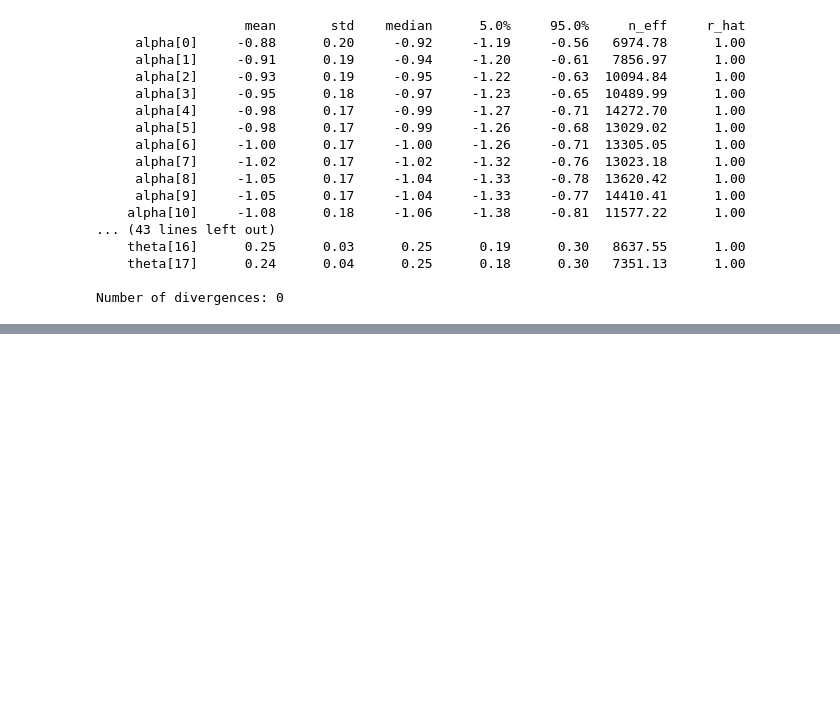
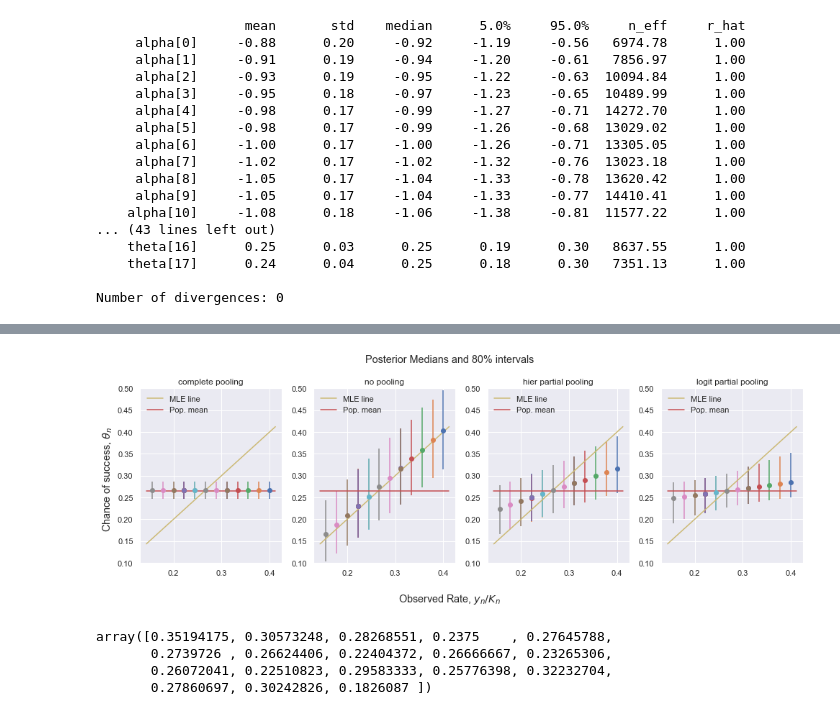
Before and after one commit to yongduek/lectures, a Jupyter notebook: esda/myworks/bball_1970.ipynb, the cells around one changed output, grey strips where cells are left out. Saved outputs shown, nothing was run; the diff lists cells and outputs as text; code cells hidden in the pictures; blank space fills up the shorter version.

```diff
--- a/esda/myworks/bball_1970.ipynb
+++ b/esda/myworks/bball_1970.ipynb
@@ -593,0 +625,46 @@ Number of divergences: 0
+# %%
+model_fits = [mcmcfit_cp, mcmcfit_np, mcmcfit_hier, mcmcfit_logit_nc]
+model_names = ['complete pooling', 'no pooling', 'hier partial pooling', 'logit partial pooling']
+# %%
+def plot_median_interval(ax, fit, model_name, obs_rate, ylim=None, season_rate=None):
+    #print(obs_rate)
+    s = fit.get_samples()
+    if season_rate is not None:
+        rate = zip(obs_rate, season_rate)
+    else:
+        rate = obs_rate
+    #
+    for i, obsr in enumerate(rate):
+        si = s['theta'][:,i] if len(s['theta'].shape) > 1 else s['theta']
+        si = si.sort()
+        median = jnp.quantile(si, q=.5)
+        q1, q2 = jnp.quantile(si, q=.1), jnp.quantile(si, q=.9)
+        if season_rate is not None:
+            obsr, seasr = obsr  #
+            ax.scatter(x=obsr, y=seasr, marker='x', color='k')
+        ax.errorbar(x=obsr, y=median, yerr=[[median-q1], [q2-median]], fmt='o-')
+    xlim = ax.get_xlim() # y=x line
+    ax.plot(xlim, xlim, '-', label='MLE line')
+    pop_mean = obs_rate.mean()
+    ax.plot(xlim, [pop_mean, pop_mean], 'r-', label='Pop. mean')
+    if ylim is not None: ax.set(ylim=ylim)
+    ax.legend(loc='upper left')
+    ax.set(title=model_name)
+# %%
+fig, axes = plt.subplots(1, 4, figsize=(14,5))
+for ax, fit, m_name in zip(axes, model_fits, model_names):
+    plot_median_interval(ax, fit, m_name, hits/at_bats, ylim=[.1, .5])
+fig.suptitle('Posterior Medians and 80% intervals');
+fig.supxlabel('Observed Rate, $y_n / K_n$')
+fig.supylabel('Chance of success, $\\theta_n$');
+fig.tight_layout()
+# %% [output]
+[figure, added]
+# %%
+# data during the season, not used in the inference
+season_hits / season_at_bats
+# %% [output]
+array([0.35194175, 0.30573248, 0.28268551, 0.2375    , 0.27645788,
+       0.2739726 , 0.26624406, 0.22404372, 0.26666667, 0.23265306,
+       0.26072041, 0.22510823, 0.29583333, 0.25776398, 0.32232704,
+       0.27860697, 0.30242826, 0.1826087 ])
```
Also changed, not shown: parts of 47 cells of this notebook, 1 other file.
